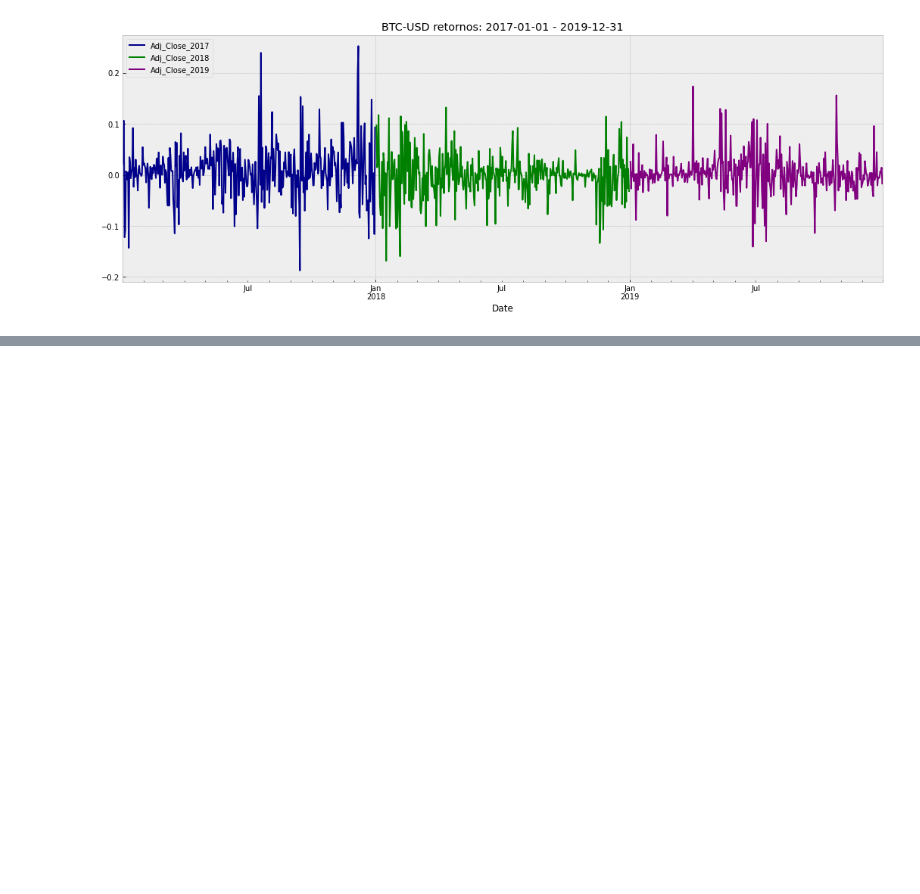
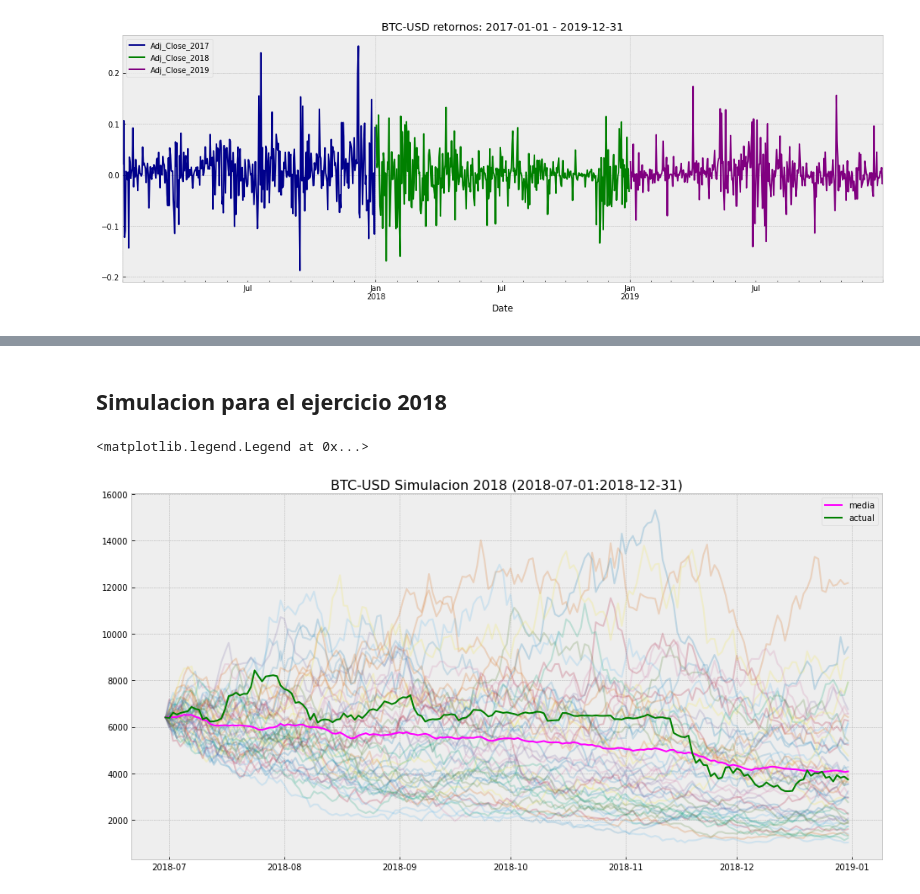
Before and after one commit to cristiandarioortegayubro/Google-Colaboratory-en-Ciencias-Economicas, a Jupyter notebook: Analisis_exploratorio_de_datos.ipynb, the cells around one changed output, grey strips where cells are left out. Drawn from its saved outputs; the diff is of its cells as text; code cells hidden in the pictures; blank space fills up the shorter version.

```diff
--- a/Analisis_exploratorio_de_datos.ipynb
+++ b/Analisis_exploratorio_de_datos.ipynb
@@ -413,0 +454,40 @@ Average return 2019: 0.23%
+# %% [markdown]
+## Simulacion para el ejercicio 2018
+# %%
+train = returns2018['2018-01-01':'2018-06-30']
+test = returns2018['2018-07-01':'2018-12-31']
+T = len(test)
+N = len(test)
+S_0 = adj_close_2018[train.index[-1].date()]
+N_SIM = 50
+mu = train.mean()
+sigma = train.std()
+def simulate_gbm(s_0, mu, sigma, n_sims, T, N):
+    dt = T/N
+    dW = np.random.normal(scale = np.sqrt(dt), size=(n_sims, N))
+    W = np.cumsum(dW, axis=1)
+    time_step = np.linspace(dt, T, N)
+    time_steps = np.broadcast_to(time_step, (n_sims, N))
+    S_t = s_0 * np.exp((mu - 0.5 * sigma ** 2) * time_steps + sigma * W)
+    S_t = np.insert(S_t, 0, s_0, axis=1)
+    return S_t
+gbm_simulations = simulate_gbm(S_0, mu, sigma, N_SIM, T, N)
+# Parametros para el gráfico
+LAST_TRAIN_DATE = train.index[-1].date()
+FIRST_TEST_DATE = test.index[0].date()
+LAST_TEST_DATE = test.index[-1].date()
+PLOT_TITLE = (f'{RISKY_ASSET} Simulacion 2018 'f'({FIRST_TEST_DATE}:{LAST_TEST_DATE})')
+selected_indices = adj_close_2018[LAST_TRAIN_DATE:LAST_TEST_DATE].index
+index = [date.date() for date in selected_indices]
+
+gbm_simulations_df = pd.DataFrame(np.transpose(gbm_simulations), index=index)
+
+# Grafico
+ax = gbm_simulations_df.plot(alpha=0.2, legend=False, figsize=[16, 8])
+line_1, = ax.plot(index, gbm_simulations_df.mean(axis=1), color='fuchsia')
+line_2, = ax.plot(index, adj_close_2018[LAST_TRAIN_DATE:LAST_TEST_DATE], color='green')
+ax.set_title(PLOT_TITLE, fontsize=16)
+ax.legend((line_1, line_2), ('media', 'actual'))
+# %% [output]
+<matplotlib.legend.Legend at 0x...>
+[figure, added]
```
Also changed, not shown: parts of 4 cells of this notebook.
